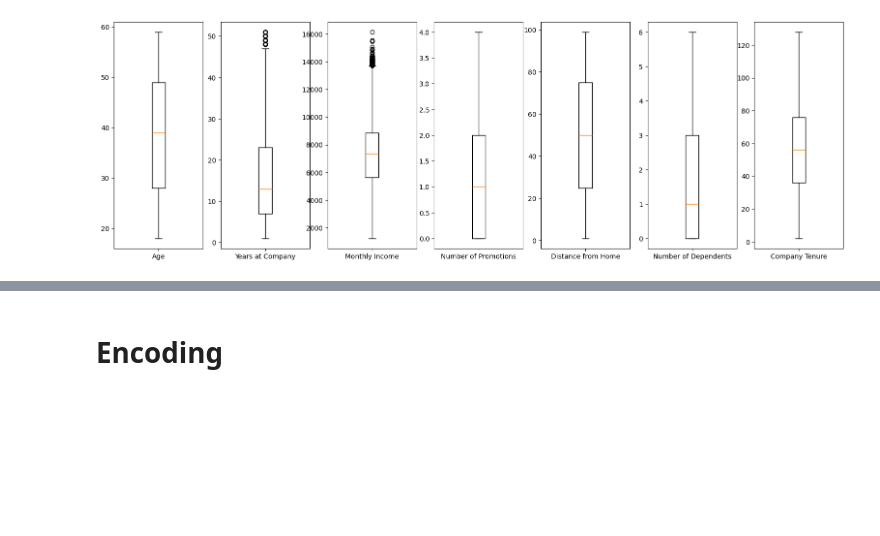
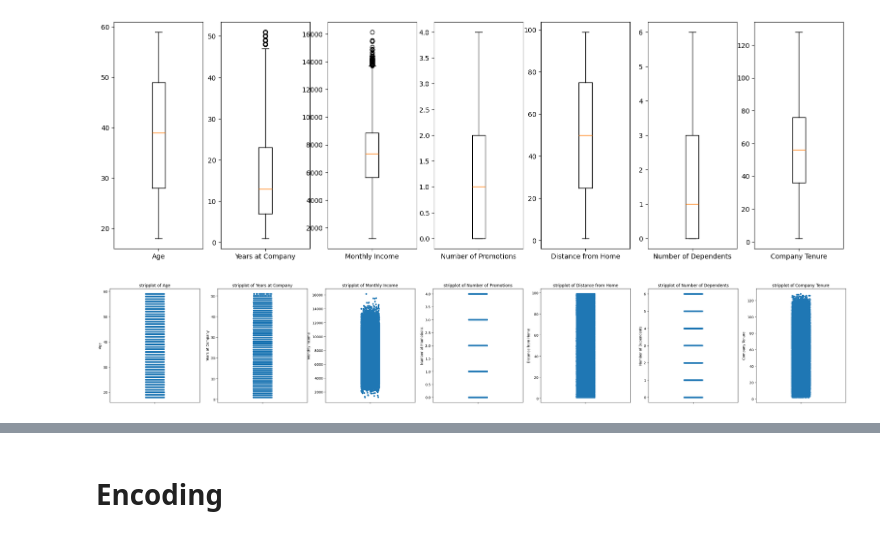
Before and after one commit to rifqimaruf/fp-pm-b, a Jupyter notebook: preprocessing.ipynb, the cells around one changed output, grey strips where cells are left out. Cells and saved outputs as stored; diff of their text form; code cells hidden in the pictures; blank space fills up the shorter version.

```diff
--- a/preprocessing.ipynb
+++ b/preprocessing.ipynb
@@ -197,6 +206,24 @@ for column in numeric_cols:
 plt.show()
 # %% [output]
 [figure]
+# %%
+# Set the size of the entire figure
+plt.figure(figsize = (56, 28))
+
+# Initialize a counter
+n = 0
+
+# Loop through each numeric column
+for cols in numeric_cols:
+    n += 1
+    plt.subplot(4, 10, n)
+    sns.stripplot(df[cols])
+    plt.title('stripplot of {}'.format(cols))
+
+# Display the figure with all subplots
+plt.show()
+# %% [output]
+[figure, added]
 # %%
 # List of columns to be included
 selected_cols = ['Monthly Income']
```
Also changed, not shown: parts of 14 cells of this notebook, 1 other file.
